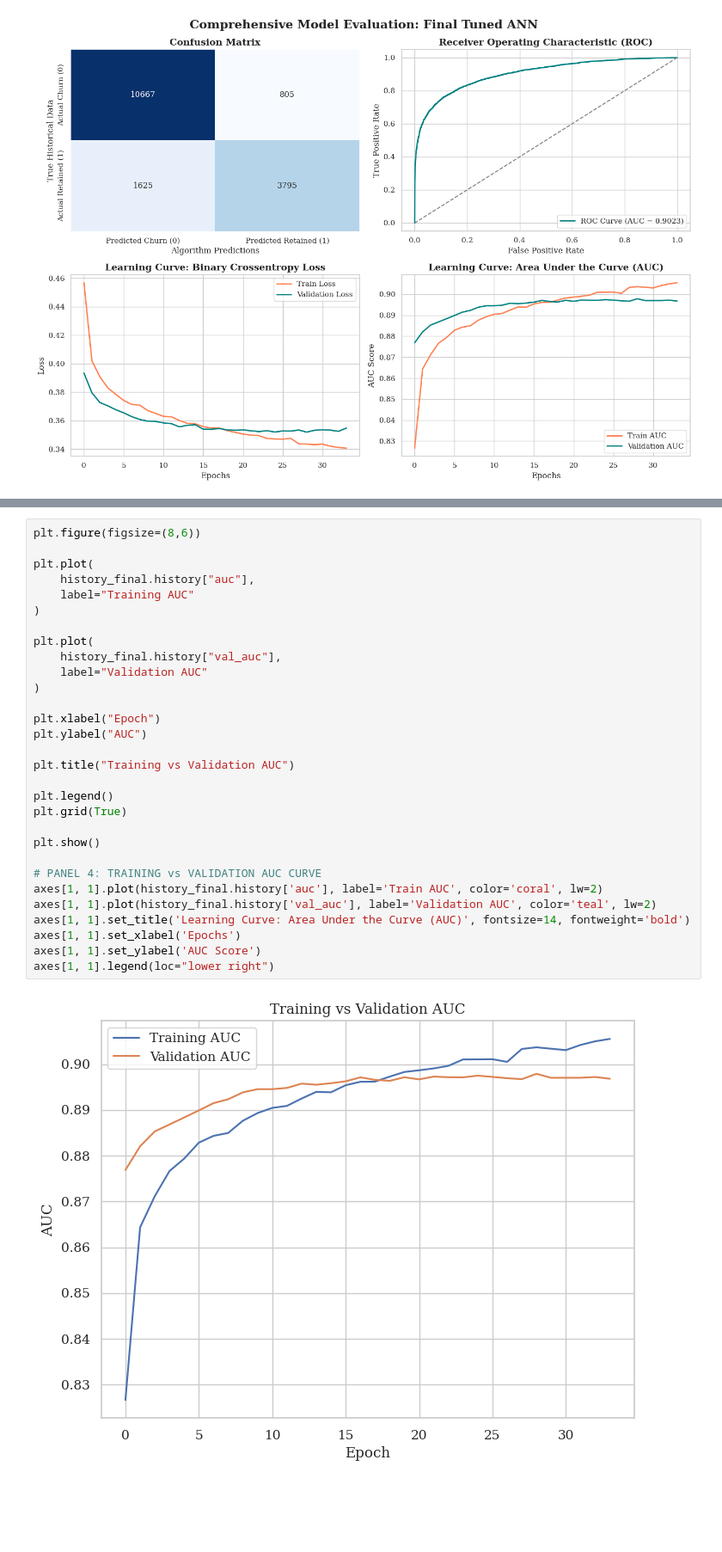
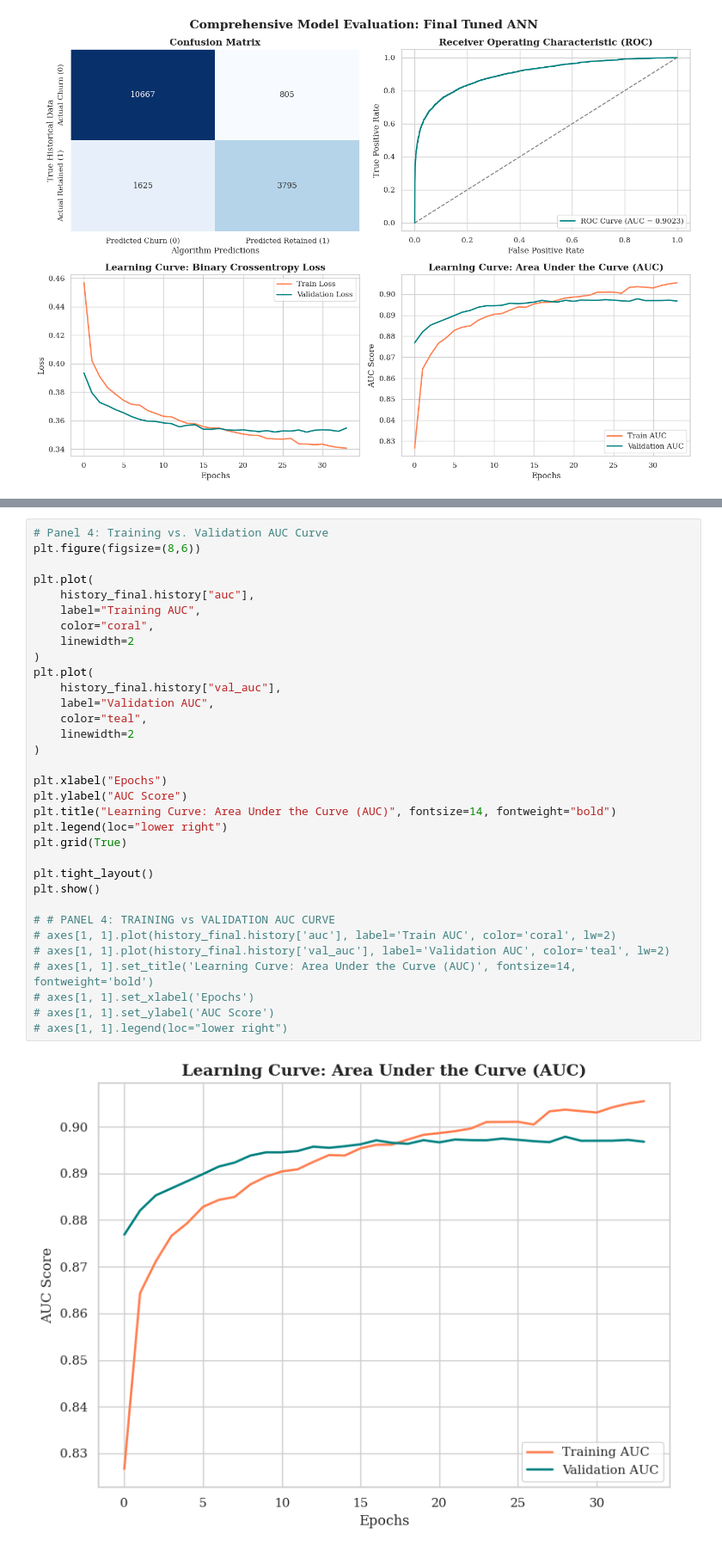
Before and after one commit to KhooLayHan/odl-project, a Jupyter notebook: main.ipynb, the cells around one changed output, grey strips where cells are left out. Shown at 86% size. Drawn from its saved outputs; the diff is of its cells as text; blank space fills up the shorter version.

```diff
--- a/main.ipynb
+++ b/main.ipynb
@@ -1173,37 +1183,40 @@ plt.show()
 # %% [output]
 [figure]
 # %%
+# Panel 4: Training vs. Validation AUC Curve
 plt.figure(figsize=(8,6))
 
 plt.plot(
     history_final.history["auc"],
-    label="Training AUC"
+    label="Training AUC",
+    color="coral",
+    linewidth=2
+)
+plt.plot(
+    history_final.history["val_auc"],
+    label="Validation AUC",
+    color="teal",
+    linewidth=2
 )
 
-plt.plot(
-    history_final.history["val_auc"],
-    label="Validation AUC"
-)
-
-plt.xlabel("Epoch")
-plt.ylabel("AUC")
-
-plt.title("Training vs Validation AUC")
-
-plt.legend()
+plt.xlabel("Epochs")
+plt.ylabel("AUC Score")
+plt.title("Learning Curve: Area Under the Curve (AUC)", fontsize=14, fontweight="bold")
+plt.legend(loc="lower right")
 plt.grid(True)
 
+plt.tight_layout()
 plt.show()
 
-# PANEL 4: TRAINING vs VALIDATION AUC CURVE
-axes[1, 1].plot(history_final.history['auc'], label='Train AUC', color='coral', lw=2)
-axes[1, 1].plot(history_final.history['val_auc'], label='Validation AUC', color='teal', lw=2)
-axes[1, 1].set_title('Learning Curve: Area Under the Curve (AUC)', fontsize=14, fontweight='bold')
-axes[1, 1].set_xlabel('Epochs')
-axes[1, 1].set_ylabel('AUC Score')
-axes[1, 1].legend(loc="lower right")
+# # PANEL 4: TRAINING vs VALIDATION AUC CURVE
+# axes[1, 1].plot(history_final.history['auc'], label='Train AUC', color='coral', lw=2)
+# axes[1, 1].plot(history_final.history['val_auc'], label='Validation AUC', color='teal', lw=2)
+# axes[1, 1].set_title('Learning Curve: Area Under the Curve (AUC)', fontsize=14, fontweight='bold')
+# axes[1, 1].set_xlabel('Epochs')
+# axes[1, 1].set_ylabel('AUC Score')
+# axes[1, 1].legend(loc="lower right")
 # %% [output]
-[figure, old version]
+[figure, new version]
 # %%
 # Calculate the weighted averages to account for the class imbalance
 metrics_dict = {
```
Also changed, not shown: parts of 9 cells of this notebook.
